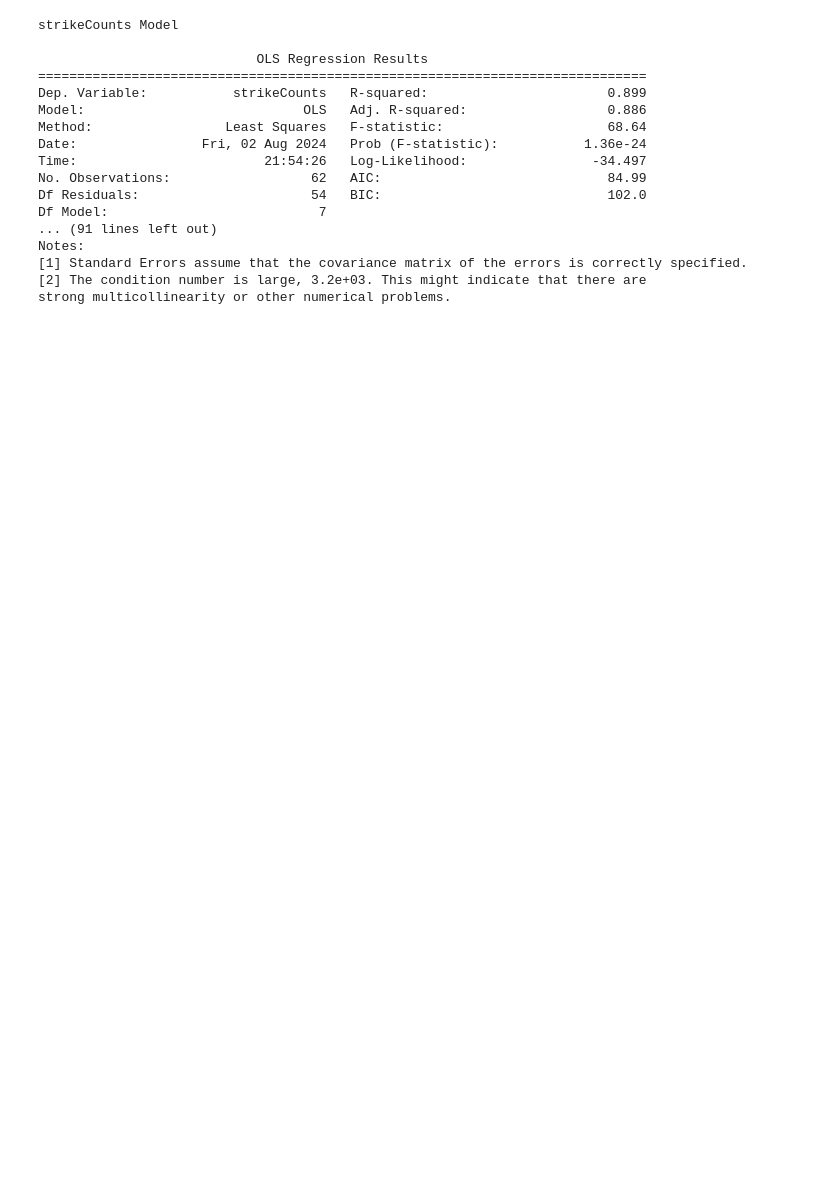
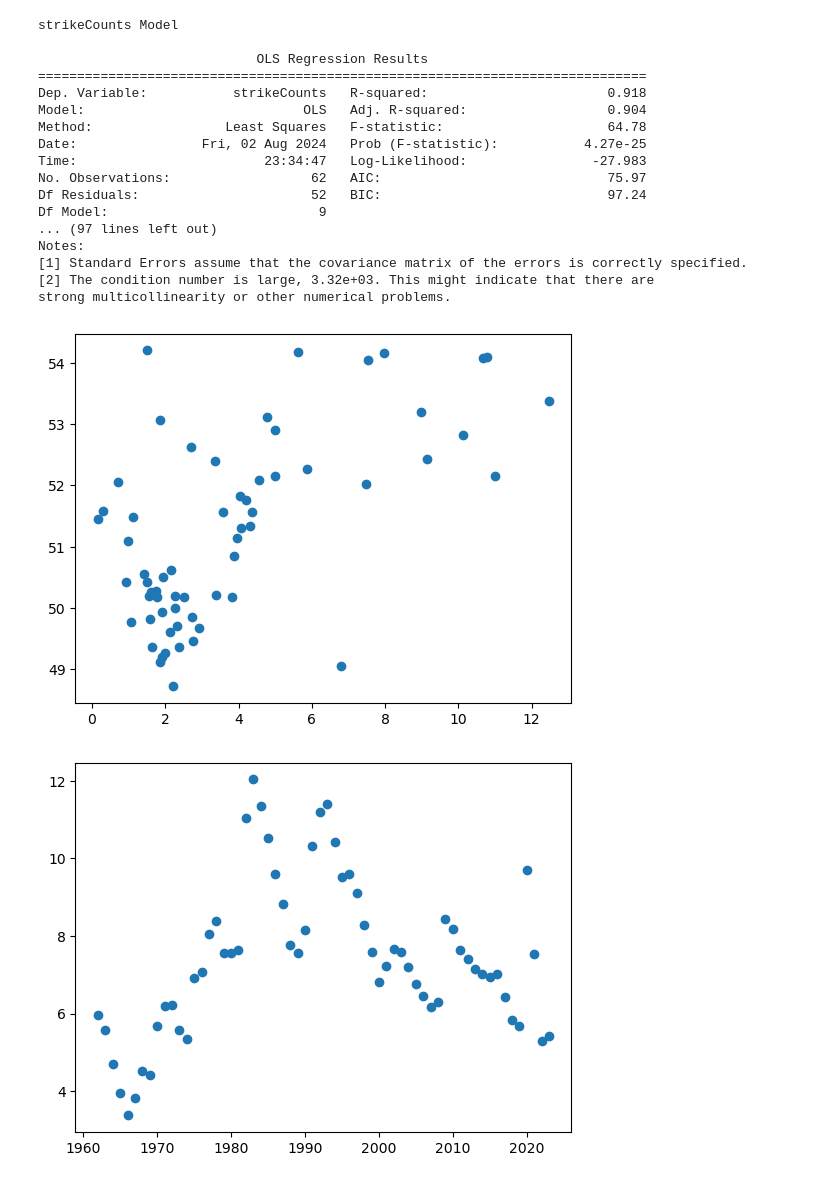
Before and after one commit to Isss11/inflation-targeting-labour-strikes-analysis, a Jupyter notebook: empiricalAnalysis.ipynb, the cells around one changed output. Drawn from its saved outputs; the diff is of its cells as text; code cells hidden in the pictures; blank space fills up the shorter version.

Commit message:
Add Graphs for Annual Data

```diff
--- a/empiricalAnalysis.ipynb
+++ b/empiricalAnalysis.ipynb
@@ -80,9 +80,13 @@ targetingStartYear = 1991
 
 fullDf['inflationTargetingPeriod'] = fullDf['year'] > targetingStartYear
 
+fullDf['inflationRate_L1'] = fullDf['inflationRate'].shift(1)
+
 # Drop first row since it is now empty (1962 is the first year now)
+fullDf = fullDf.drop(index=[0])
 
-fullDf = fullDf.drop(index=[0])
+# Drop unneeded columns
+fullDf = fullDf.drop(columns=['nominalGdp', 'householdCompensation', 'realGdp'])
 # %%
 # Convert % data to larger numbers for easier interpretation
 fullDf['labourShare'] = fullDf['labourShare'] * 100
@@ -93,7 +97,7 @@ import statsmodels.formula.api as smf
 strikeVariableNames = ['strikeCounts', 'strikesDaysNotWorked', 'strikeAverageDurations']
 
 for variableName in strikeVariableNames:
-    strikesFormula = f"{variableName} ~ inflationRate + unemploymentRate + unemploymentRateChange + labourShare + realGdpGrowthRate + inflationTargetingPeriod + inflationRate: inflationTargetingPeriod"
+    strikesFormula = f"{variableName} ~ inflationRate + inflationRate_L1 + inflationRate: inflationTargetingPeriod + inflationRate_L1: inflationTargetingPeriod + unemploymentRate + unemploymentRateChange + labourShare + realGdpGrowthRate + inflationTargetingPeriod"
     strikesModel = smf.ols(formula=strikesFormula, data=fullDf).fit()
 
     print(f"{variableName} Model\n")
@@ -103,16 +107,16 @@ strikeCounts Model
 
                             OLS Regression Results
 ==============================================================================
-Dep. Variable:           strikeCounts   R-squared:                       0.899
-Model:                            OLS   Adj. R-squared:                  0.886
-Method:                 Least Squares   F-statistic:                     68.64
-Date:                Fri, 02 Aug 2024   Prob (F-statistic):           1.36e-24
-Time:                        21:54:26   Log-Likelihood:                -34.497
-No. Observations:                  62   AIC:                             84.99
-Df Residuals:                      54   BIC:                             102.0
-Df Model:                           7
-... (91 lines left out)
+Dep. Variable:           strikeCounts   R-squared:                       0.918
+Model:                            OLS   Adj. R-squared:                  0.904
+Method:                 Least Squares   F-statistic:                     64.78
+Date:                Fri, 02 Aug 2024   Prob (F-statistic):           4.27e-25
+Time:                        23:34:47   Log-Likelihood:                -27.983
+No. Observations:                  62   AIC:                             75.97
+Df Residuals:                      52   BIC:                             97.24
+Df Model:                           9
+... (97 lines left out)
 Notes:
 [1] Standard Errors assume that the covariance matrix of the errors is correctly specified.
-[2] The condition number is large, 3.2e+03. This might indicate that there are
+[2] The condition number is large, 3.32e+03. This might indicate that there are
 strong multicollinearity or other numerical problems.
@@ -120,0 +123,31 @@ strong multicollinearity or other numerical problems.
+# %%
+import matplotlib.pyplot as plt
+
+# Note to self: comment out
+
+# Labour share vs inflation rate
+plt.scatter(fullDf['inflationRate'], fullDf['labourShare'])
+plt.show()
+
+# Unemployment rate vs year
+plt.scatter(fullDf['year'], fullDf['unemploymentRate'])
+plt.show()
+
+# Inflation rate vs year
+plt.scatter(fullDf['year'], fullDf['inflationRate'])
+plt.show()
+
+# Strikes occurrences vs year
+plt.scatter(fullDf['year'], fullDf['strikeCounts'])
+plt.show()
+
+# Strike days not worked vs year
+plt.scatter(fullDf['year'], fullDf['strikesDaysNotWorked'])
+plt.show()
+
+# Average duration of a strike vs year
+plt.scatter(fullDf['year'], fullDf['strikeAverageDurations'])
+plt.show()
+# %% [output]
+[figure, added]
+[figure, added]
```
Also changed, not shown: parts of 2 cells of this notebook.
